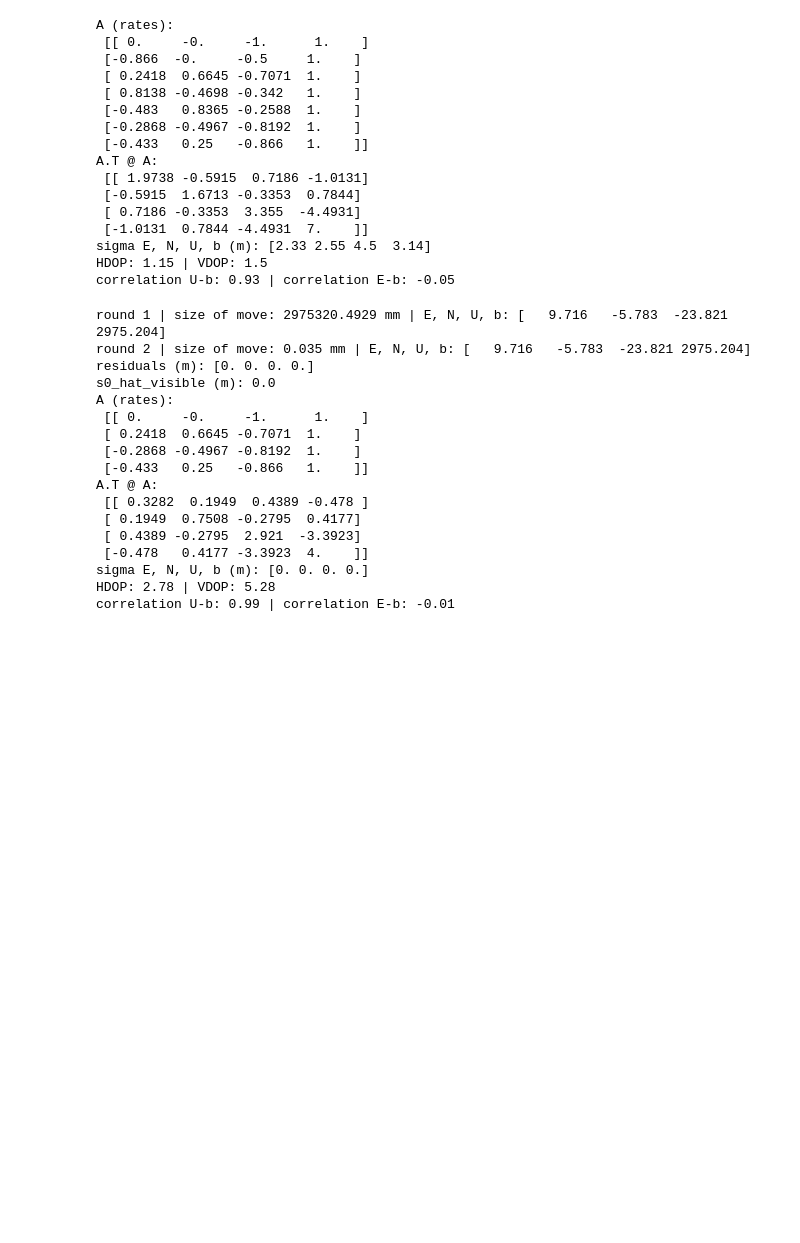
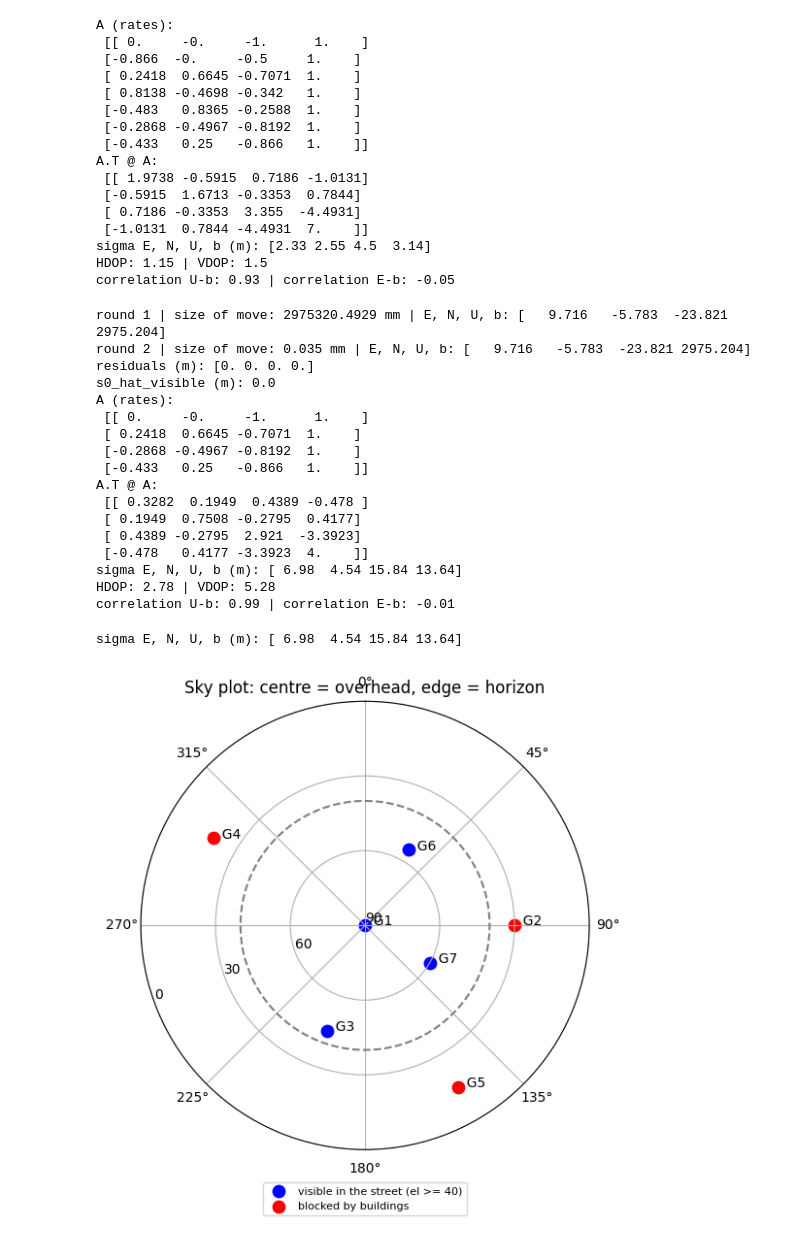
Before and after one commit to AsfandyarFarooqi/learning-log, a Jupyter notebook: week06_positioning.ipynb, the cells around one changed output. Drawn from its saved outputs; the diff is of its cells as text; code cells hidden in the pictures; blank space fills up the shorter version.

```diff
--- a/week06_positioning.ipynb
+++ b/week06_positioning.ipynb
@@ -495,7 +495,7 @@ A = np.ones((4, 4))
 A[:, :3] = diff_visible / d_hat_visible.reshape(4, 1)
 Q = np.linalg.inv(A.T @ A)
 s0 = 3.0
-sig = s0_hat_visible * np.sqrt(np.diag(Q))
+sig = s0 * np.sqrt(np.diag(Q))
 
 print("A (rates):\n", np.round(A, 4))
 print("A.T @ A:\n", np.round(A.T @ A, 4))
@@ -517,6 +517,49 @@ A.T @ A:
  [ 0.1949  0.7508 -0.2795  0.4177]
  [ 0.4389 -0.2795  2.921  -3.3923]
  [-0.478   0.4177 -3.3923  4.    ]]
-sigma E, N, U, b (m): [0. 0. 0. 0.]
+sigma E, N, U, b (m): [ 6.98  4.54 15.84 13.64]
 HDOP: 2.78 | VDOP: 5.28
 correlation U-b: 0.99 | correlation E-b: -0.01
+# %%
+visible_sats = sats[[0, 2, 5, 6]]
+rho_visible = rho[[0, 2, 5, 6]]
+x_hat_visible = gnss_3d(visible_sats, rho_visible, np.array([0, 0, 0, 0]), show=False)
+
+diff_visible = x_hat_visible[:3] - visible_sats
+d_hat_visible = np.sqrt(np.sum(diff_visible**2, axis=1))
+A_visible = np.ones((4, 4))
+A_visible[:, :3] = diff_visible / d_hat_visible.reshape(4, 1)
+Q_visible = np.linalg.inv(A_visible.T @ A_visible)
+s0 = 3.0
+sig_visible = s0 * np.sqrt(np.diag(Q_visible))
+print("sigma E, N, U, b (m):", np.round(sig_visible, 2))
+# %% [output]
+sigma E, N, U, b (m): [ 6.98  4.54 15.84 13.64]
+# %%
+import numpy as np
+import matplotlib.pyplot as plt
+
+az = np.array([0, 90, 200, 300, 150, 30, 120])
+el = np.array([90, 30, 45, 20, 15, 55, 60])
+names = ["G1", "G2", "G3", "G4", "G5", "G6", "G7"]
+vis = el >= 40
+
+plt.figure(figsize=(6, 6))
+ax = plt.subplot(projection="polar")
+ax.set_theta_zero_location("N")
+ax.set_theta_direction(-1)
+ax.scatter(np.radians(az[vis]), 90 - el[vis], s=80, color="blue", label="visible in the street (el >= 40)")
+ax.scatter(np.radians(az[~vis]), 90 - el[~vis], s=80, color="red", label="blocked by buildings")
+for i in range(7):
+    ax.text(np.radians(az[i]), 90 - el[i], "  " + names[i])
+ring = np.linspace(0, 2 * np.pi, 100)
+ax.plot(ring, np.full(100, 50), color="grey", linestyle="--")
+ax.set_ylim(0, 90)
+ax.set_yticks([0, 30, 60, 90])
+ax.set_yticklabels(["90", "60", "30", "0"])
+ax.set_rlabel_position(250)
+ax.legend(loc="upper center", bbox_to_anchor=(0.5, -0.06), fontsize=8)
+plt.title("Sky plot: centre = overhead, edge = horizon")
+plt.show()
+# %% [output]
+[figure, added]
```
Also changed, not shown: parts of 2 cells of this notebook.
